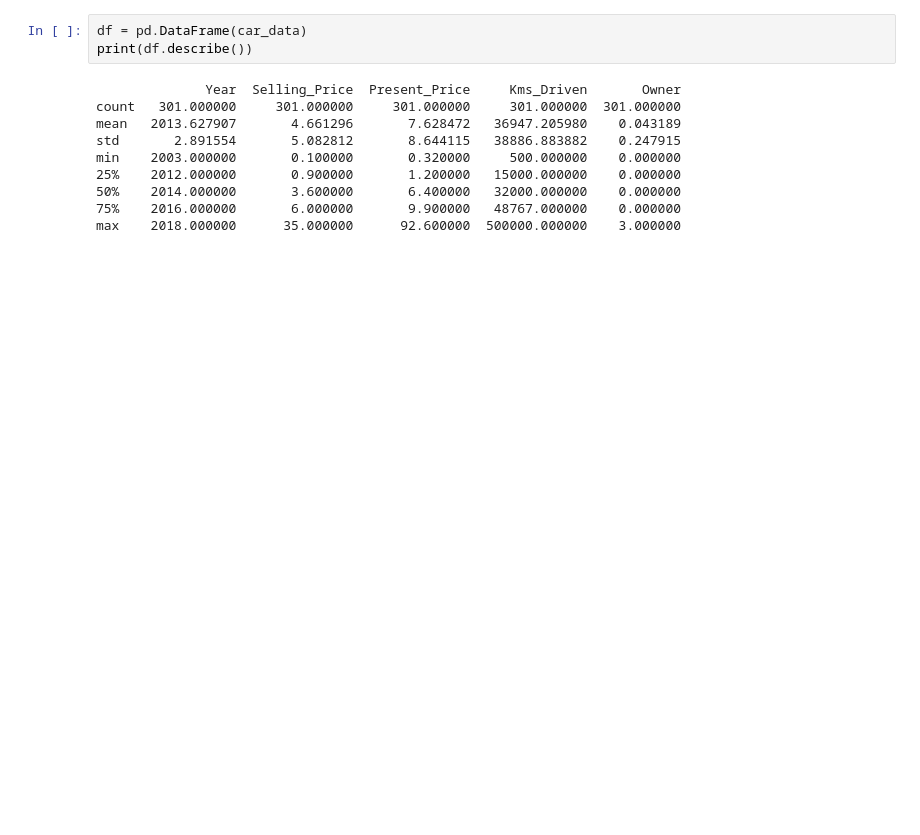
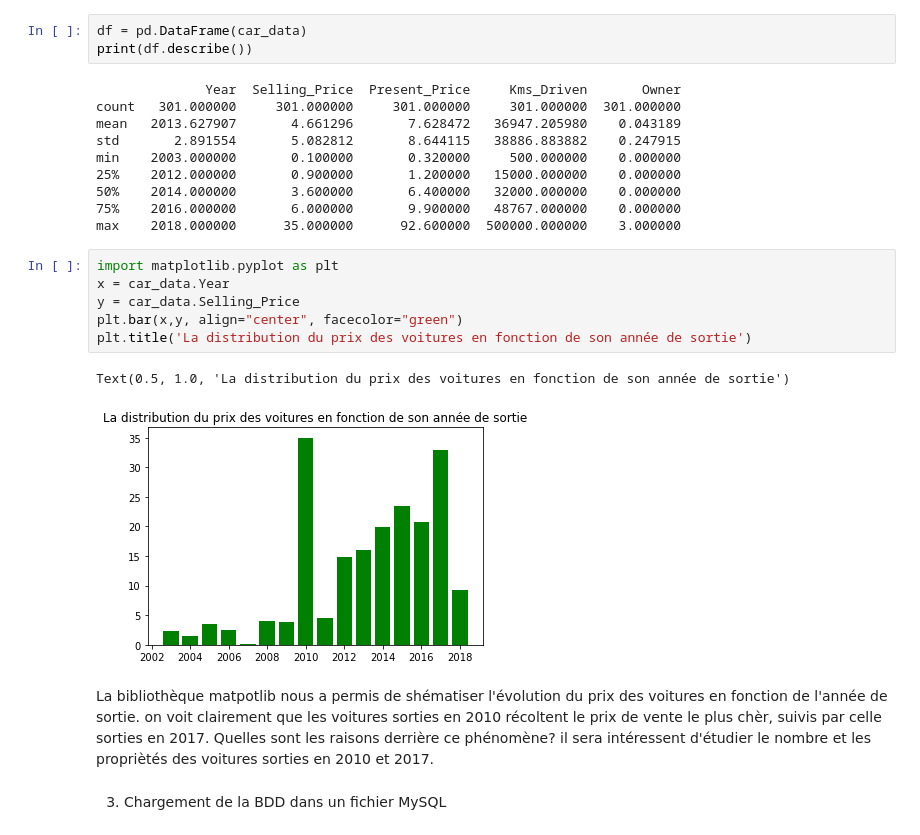
Before and after one commit to WiemHAD/brief-car-data, a Jupyter notebook: brief1.ipynb, the cells around one changed output. Drawn from its saved outputs; the diff is of its cells as text; blank space fills up the shorter version.

```diff
--- a/brief1.ipynb
+++ b/brief1.ipynb
@@ -46,6 +49,19 @@ min    2003.000000       0.100000       0.320000     500.000000    0.000000
 50%    2014.000000       3.600000       6.400000   32000.000000    0.000000
 75%    2016.000000       6.000000       9.900000   48767.000000    0.000000
 max    2018.000000      35.000000      92.600000  500000.000000    3.000000
+# %%
+import matplotlib.pyplot as plt
+x = car_data.Year
+y = car_data.Selling_Price
+plt.bar(x,y, align="center", facecolor="green")
+plt.title('La distribution du prix des voitures en fonction de son année de sortie')
+# %% [output]
+Text(0.5, 1.0, 'La distribution du prix des voitures en fonction de son année de sortie')
+[figure, added]
+# %% [markdown]
+La bibliothèque matpotlib nous a permis de shématiser l'évolution du prix des voitures en fonction de l'année de sortie. on voit clairement que les voitures sorties en 2010 récoltent le prix de vente le plus chèr, suivis par celle sorties en 2017. Quelles sont les raisons derrière ce phénomène? il sera intéressent d'étudier le nombre et les propriètés des voitures sorties en 2010 et 2017.
+# %% [markdown]
+3. Chargement de la BDD dans un fichier MySQL
 # %%
 import pymysql
 from sqlalchemy import create_engine
```
Also changed, not shown: parts of 19 cells of this notebook.
